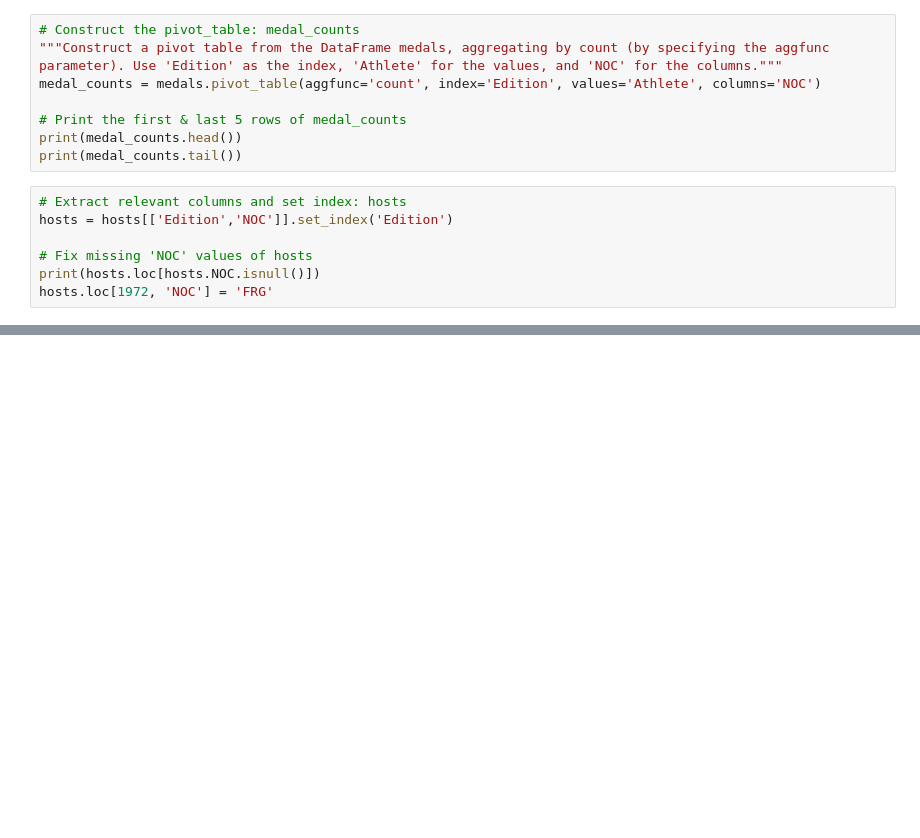
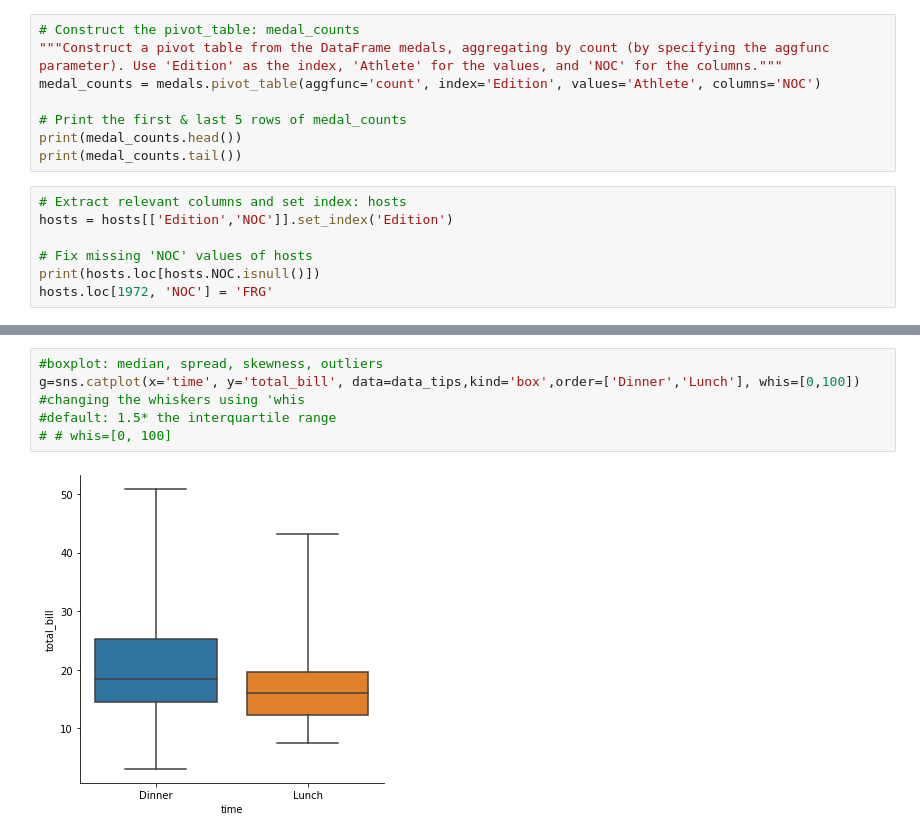
Before and after one commit to tubademir23/ML_Python101, a Jupyter notebook: datacamp/MergingDataFramesWithPandas.ipynb, the cells around one changed output, grey strips where cells are left out. Drawn from its saved outputs; the diff is of its cells as text; blank space fills up the shorter version.

```diff
--- a/datacamp/MergingDataFramesWithPandas.ipynb
+++ b/datacamp/MergingDataFramesWithPandas.ipynb
@@ -283,0 +313,8 @@ ValueError: `legend` must be 'brief', 'full', or False
+# %%
+#boxplot: median, spread, skewness, outliers
+g=sns.catplot(x='time', y='total_bill', data=data_tips,kind='box',order=['Dinner','Lunch'], whis=[0,100])
+#changing the whiskers using 'whis
+#default: 1.5* the interquartile range
+# # whis=[0, 100]
+# %% [output]
+[figure, added]
```
Also changed, not shown: parts of 4 cells of this notebook.
